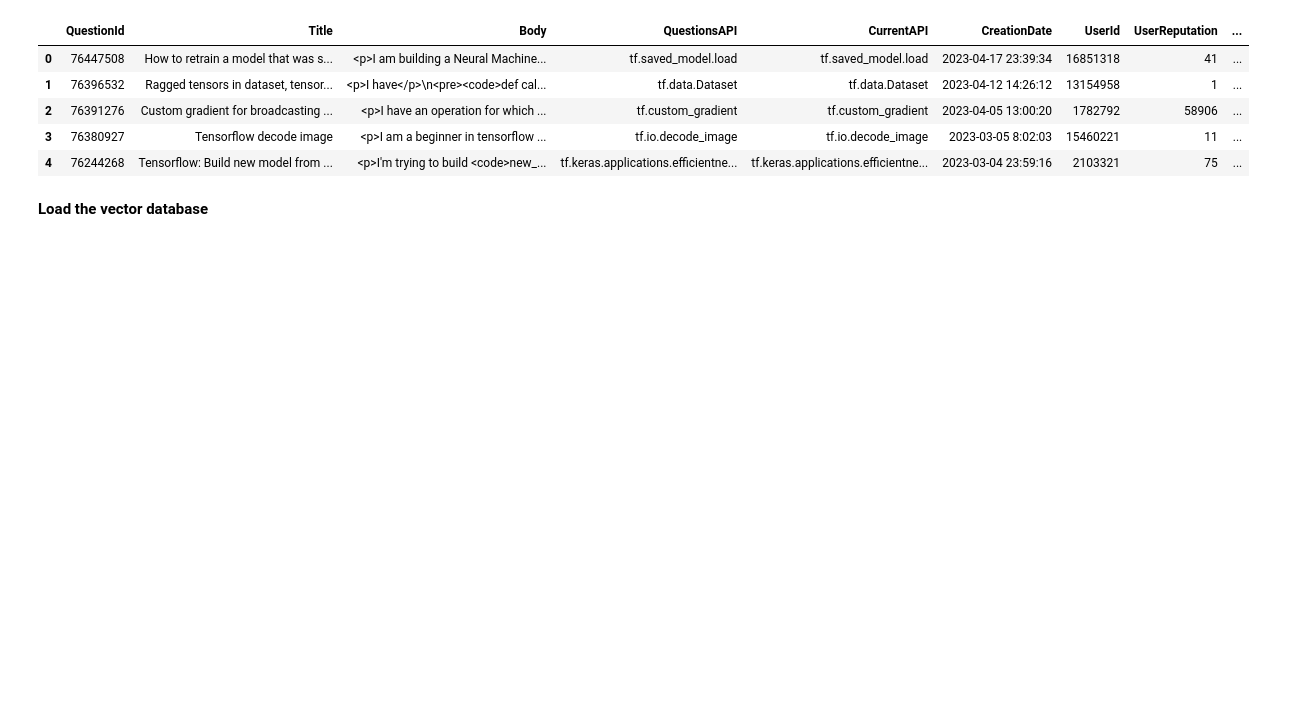
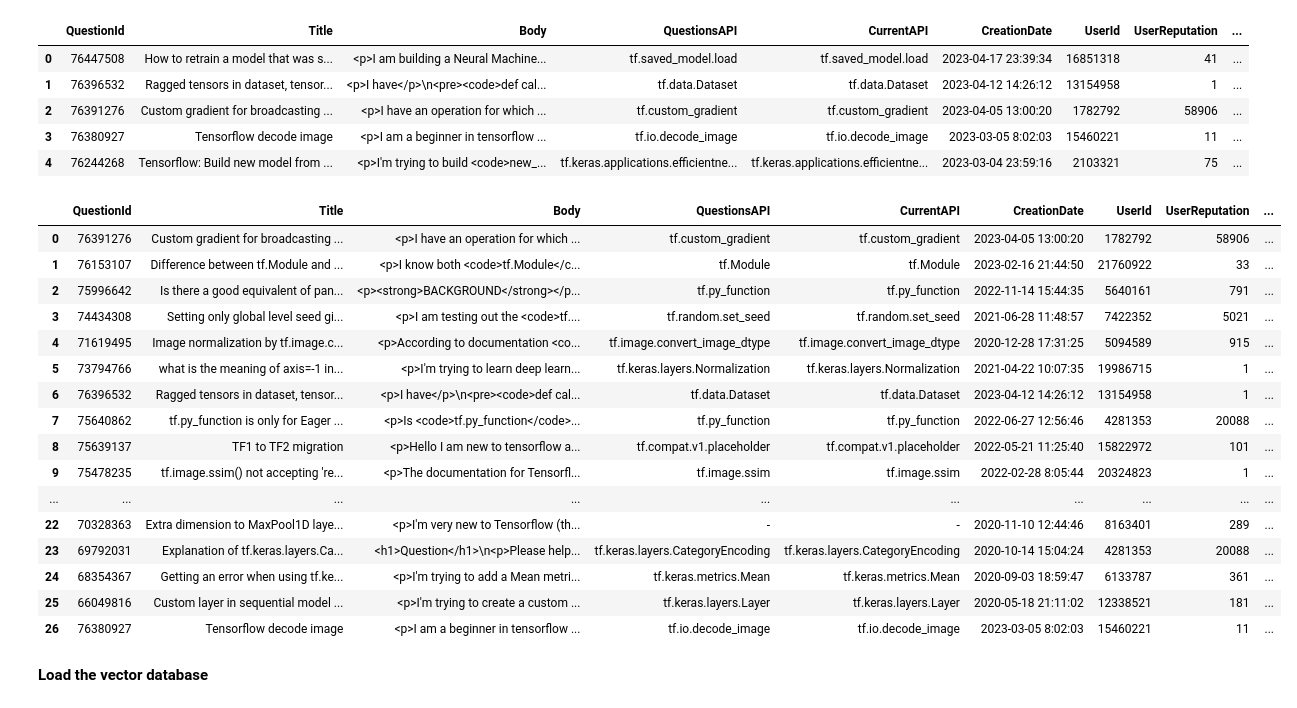
Before and after one commit to sharukat/docchameleon, a Jupyter notebook: doc_customizer_llm/customizer.ipynb, the cells around one changed output. Cells and saved outputs as stored; diff of their text form; code cells hidden in the pictures; blank space fills up the shorter version.

```diff
--- a/doc_customizer_llm/customizer.ipynb
+++ b/doc_customizer_llm/customizer.ipynb
@@ -265,6 +458,30 @@ question_queries.head()
 | 2 | 76391276 | Custom gradient for broadcasting ... | <p>I have an operation for which ... | tf.custom_gradient | tf.custom_gradient | 2023-04-05 13:00:20 | 1782792 | 58906 | ... |
 | 3 | 76380927 | Tensorflow decode image | <p>I am a beginner in tensorflow ... | tf.io.decode_image | tf.io.decode_image | 2023-03-05 8:02:03 | 15460221 | 11 | ... |
 | 4 | 76244268 | Tensorflow: Build new model from ... | <p>I'm trying to build <code>new_... | tf.keras.applications.efficientne... | tf.keras.applications.efficientne... | 2023-03-04 23:59:16 | 2103321 | 75 | ... |
+# %%
+def select_rows(group):
+    return group.head(5)
+
+result_df = question_queries.groupby('IssueType').apply(select_rows).reset_index(drop=True)
+result_df
+# %% [output]
+|  | QuestionId | Title | Body | QuestionsAPI | CurrentAPI | CreationDate | UserId | UserReputation | ... |
+| 0 | 76391276 | Custom gradient for broadcasting ... | <p>I have an operation for which ... | tf.custom_gradient | tf.custom_gradient | 2023-04-05 13:00:20 | 1782792 | 58906 | ... |
+| 1 | 76153107 | Difference between tf.Module and ... | <p>I know both <code>tf.Module</c... | tf.Module | tf.Module | 2023-02-16 21:44:50 | 21760922 | 33 | ... |
+| 2 | 75996642 | Is there a good equivalent of pan... | <p><strong>BACKGROUND</strong></p... | tf.py_function | tf.py_function | 2022-11-14 15:44:35 | 5640161 | 791 | ... |
+| 3 | 74434308 | Setting only global level seed gi... | <p>I am testing out the <code>tf.... | tf.random.set_seed | tf.random.set_seed | 2021-06-28 11:48:57 | 7422352 | 5021 | ... |
+| 4 | 71619495 | Image normalization by tf.image.c... | <p>According to documentation <co... | tf.image.convert_image_dtype | tf.image.convert_image_dtype | 2020-12-28 17:31:25 | 5094589 | 915 | ... |
+| 5 | 73794766 | what is the meaning of axis=-1 in... | <p>I'm trying to learn deep learn... | tf.keras.layers.Normalization | tf.keras.layers.Normalization | 2021-04-22 10:07:35 | 19986715 | 1 | ... |
+| 6 | 76396532 | Ragged tensors in dataset, tensor... | <p>I have</p>\n<pre><code>def cal... | tf.data.Dataset | tf.data.Dataset | 2023-04-12 14:26:12 | 13154958 | 1 | ... |
+| 7 | 75640862 | tf.py_function is only for Eager ... | <p>Is <code>tf.py_function</code>... | tf.py_function | tf.py_function | 2022-06-27 12:56:46 | 4281353 | 20088 | ... |
+| 8 | 75639137 | TF1 to TF2 migration | <p>Hello I am new to tensorflow a... | tf.compat.v1.placeholder | tf.compat.v1.placeholder | 2022-05-21 11:25:40 | 15822972 | 101 | ... |
+| 9 | 75478235 | tf.image.ssim() not accepting 're... | <p>The documentation for Tensorfl... | tf.image.ssim | tf.image.ssim | 2022-02-28 8:05:44 | 20324823 | 1 | ... |
+| ... | ... | ... | ... | ... | ... | ... | ... | ... | ... |
+| 22 | 70328363 | Extra dimension to MaxPool1D laye... | <p>I'm very new to Tensorflow (th... | - | - | 2020-11-10 12:44:46 | 8163401 | 289 | ... |
+| 23 | 69792031 | Explanation of tf.keras.layers.Ca... | <h1>Question</h1>\n<p>Please help... | tf.keras.layers.CategoryEncoding | tf.keras.layers.CategoryEncoding | 2020-10-14 15:04:24 | 4281353 | 20088 | ... |
+| 24 | 68354367 | Getting an error when using tf.ke... | <p>I'm trying to add a Mean metri... | tf.keras.metrics.Mean | tf.keras.metrics.Mean | 2020-09-03 18:59:47 | 6133787 | 361 | ... |
+| 25 | 66049816 | Custom layer in sequential model ... | <p>I'm trying to create a custom ... | tf.keras.layers.Layer | tf.keras.layers.Layer | 2020-05-18 21:11:02 | 12338521 | 181 | ... |
+| 26 | 76380927 | Tensorflow decode image | <p>I am a beginner in tensorflow ... | tf.io.decode_image | tf.io.decode_image | 2023-03-05 8:02:03 | 15460221 | 11 | ... |
 # %% [markdown]
 **Load the vector database**
 # %%
```
Also changed, not shown: parts of 18 cells of this notebook, 13 other files.
